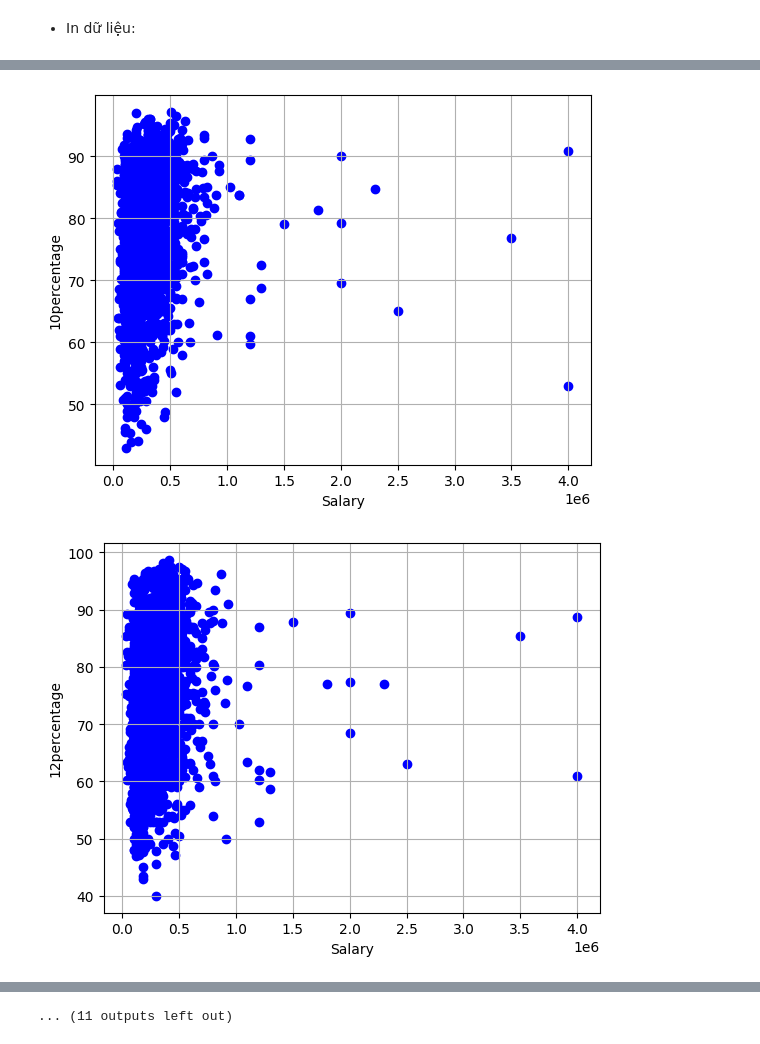
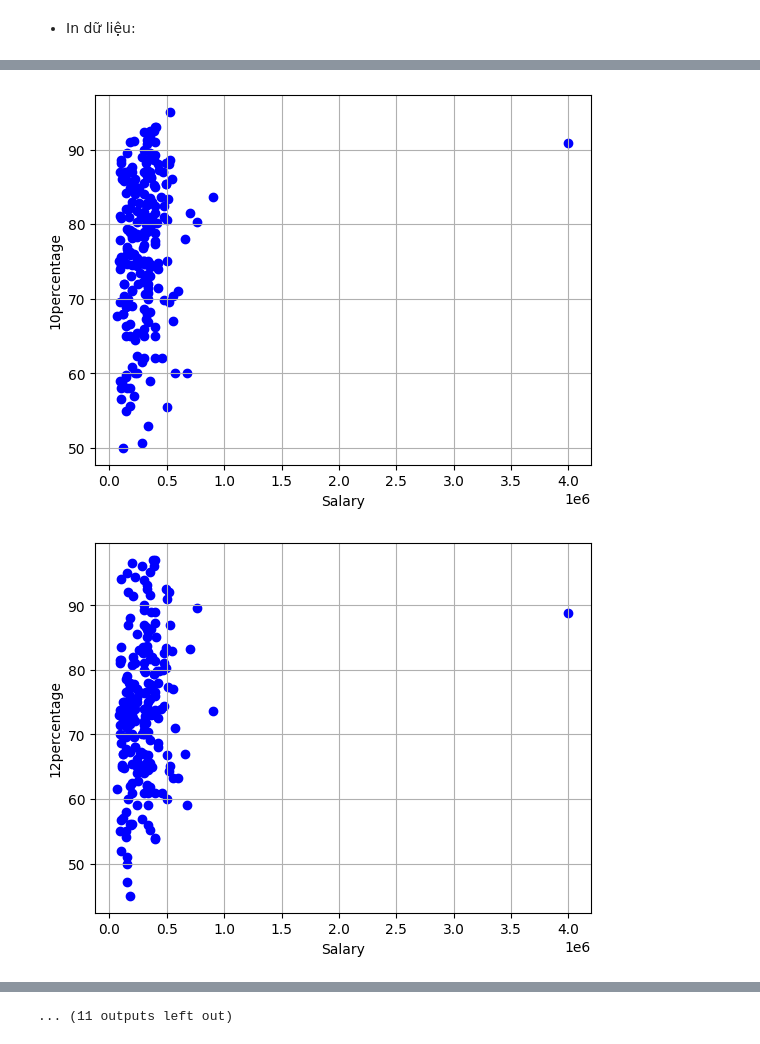
Before and after one commit to ducviet5138/AppliedMath-Project3.LinearRegression, a Jupyter notebook: test.ipynb, the cells around one changed output, grey strips where cells are left out. Saved outputs shown, nothing was run; the diff lists cells and outputs as text; code cells hidden in the pictures.

```diff
--- a/test.ipynb
+++ b/test.ipynb
@@ -34,6 +34,12 @@ def plot_data(x, y, index):
 X_train_np = X_train.to_numpy()
 y_train_np = y_train.to_numpy()
 
+train_shuffled = train.sample(frac=1).to_numpy()
+train_shuffled = np.array_split(train_shuffled, 10)
+
+X_train_np = train_shuffled[0][:255, :-1]
+y_train_np = train_shuffled[0][:, -1]
+
 for f in range(0, len(X_train.columns)):
     plot_data(X_train_np[:,f], y_train_np, f)
 # %% [output]
@@ -41,2 +47,2 @@ for f in range(0, len(X_train.columns)):
-[figure, old version]
+[figure, new version]
-[figure, old version]
+[figure, new version]
```
Also changed, not shown: parts of 1 cell of this notebook, 1 other file.
